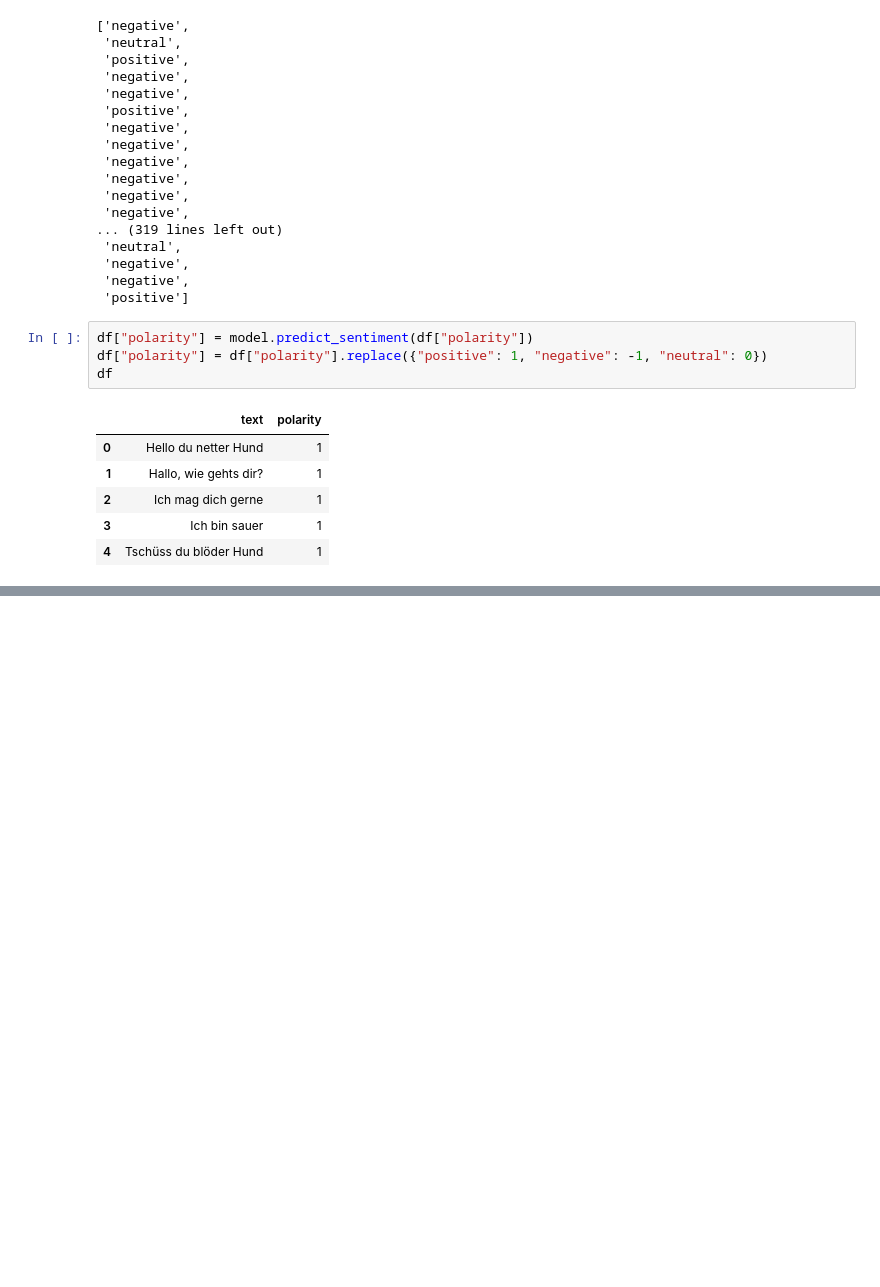
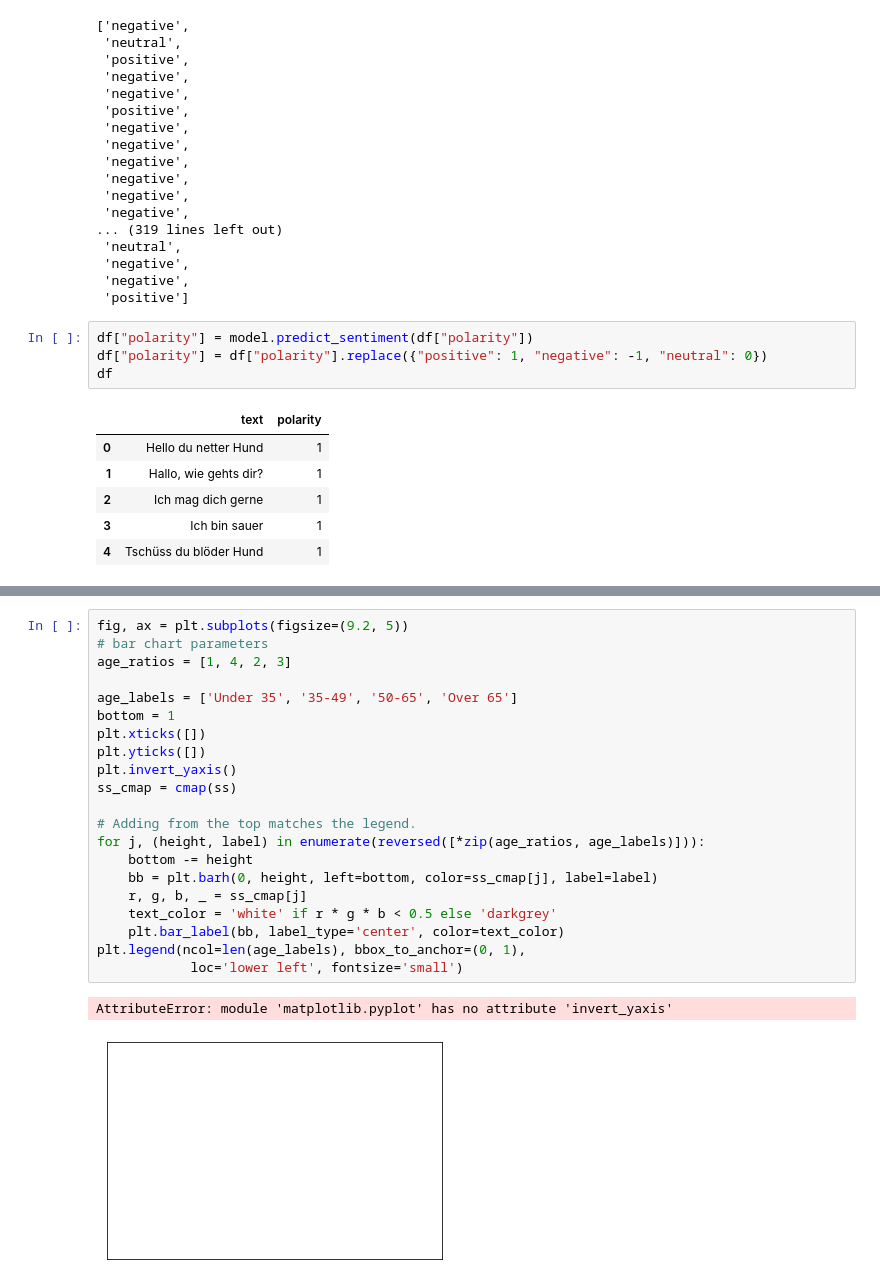
Before and after one commit to yunvs/WhatsAppReports, a Jupyter notebook: testing.ipynb, the cells around one changed output, grey strips where cells are left out. Drawn from its saved outputs; the diff is of its cells as text; blank space fills up the shorter version.

```diff
--- a/testing.ipynb
+++ b/testing.ipynb
@@ -127,0 +170,24 @@ df
+# %%
+fig, ax = plt.subplots(figsize=(9.2, 5))
+# bar chart parameters
+age_ratios = [1, 4, 2, 3]
+
+age_labels = ['Under 35', '35-49', '50-65', 'Over 65']
+bottom = 1
+plt.xticks([])
+plt.yticks([])
+plt.invert_yaxis()
+ss_cmap = cmap(ss)
+
+# Adding from the top matches the legend.
+for j, (height, label) in enumerate(reversed([*zip(age_ratios, age_labels)])):
+	bottom -= height
+	bb = plt.barh(0, height, left=bottom, color=ss_cmap[j], label=label)
+	r, g, b, _ = ss_cmap[j]
+	text_color = 'white' if r * g * b < 0.5 else 'darkgrey'
+	plt.bar_label(bb, label_type='center', color=text_color)
+plt.legend(ncol=len(age_labels), bbox_to_anchor=(0, 1),
+			loc='lower left', fontsize='small')
+# %% [output]
+AttributeError: module 'matplotlib.pyplot' has no attribute 'invert_yaxis'
+[figure, added]
```
Also changed, not shown: parts of 10 cells of this notebook, 1 other file.
